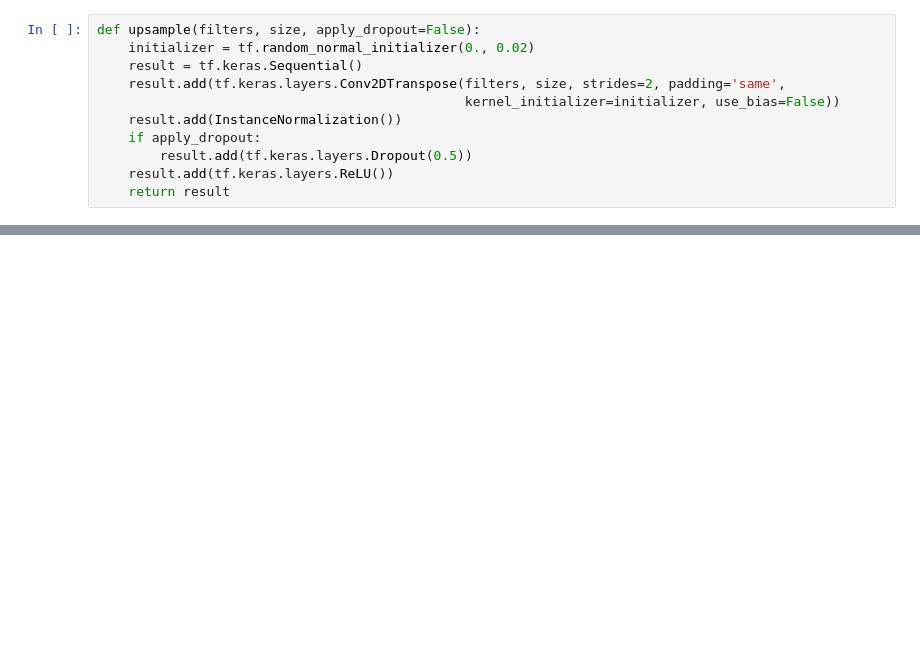
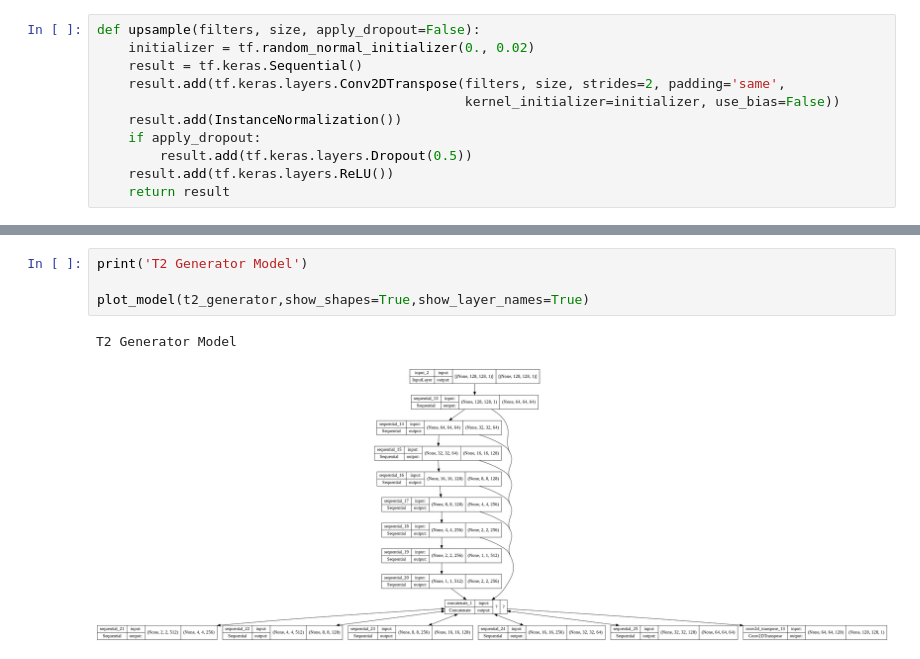
Before and after one commit to chaitsugale/Style-Transfer-using-CycleGAN, a Jupyter notebook: Style_Transfer_MR1_T1_T2_Cyclic_GAN_Capstone_Project_Chaitanya.ipynb, the cells around one changed output, grey strips where cells are left out. Cells and saved outputs as stored; diff of their text form; blank space fills up the shorter version.

```diff
--- a/Style_Transfer_MR1_T1_T2_Cyclic_GAN_Capstone_Project_Chaitanya.ipynb
+++ b/Style_Transfer_MR1_T1_T2_Cyclic_GAN_Capstone_Project_Chaitanya.ipynb
@@ -476,0 +568,7 @@ def upsample(filters, size, apply_dropout=False):
+# %%
+print('T2 Generator Model')
+
+plot_model(t2_generator,show_shapes=True,show_layer_names=True)
+# %% [output]
+T2 Generator Model
+[figure, added]
```
Also changed, not shown: parts of 16 cells of this notebook.
